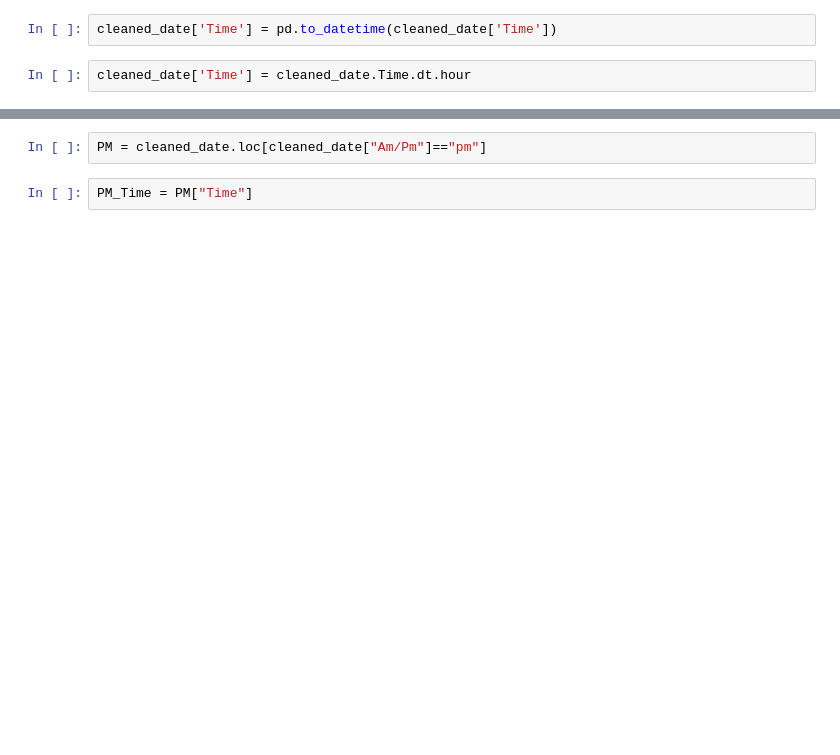
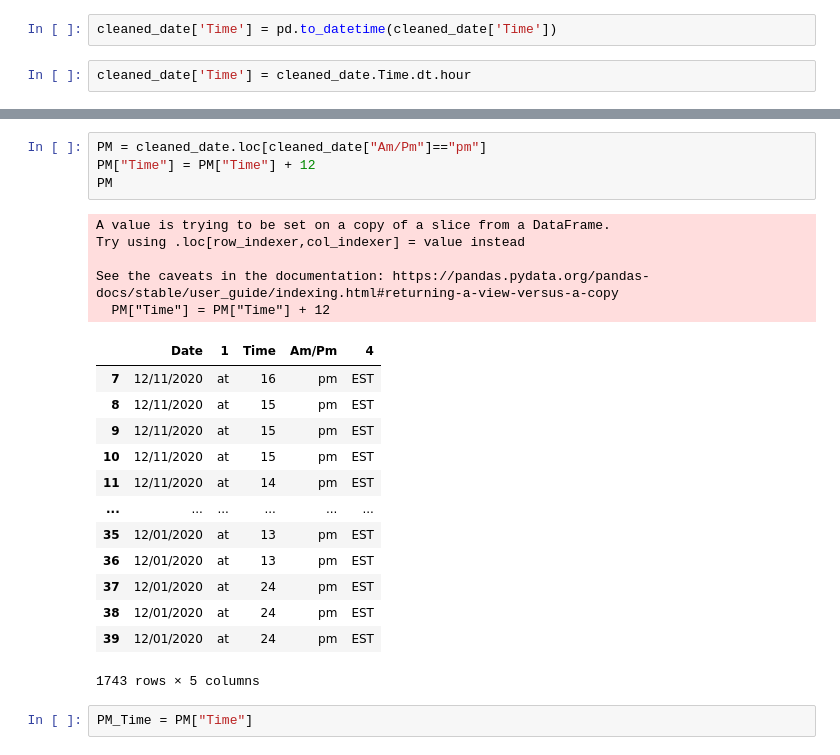
Before and after one commit to madelinesachtler/final-project, a Jupyter notebook: cleaning.ipynb, the cells around one changed output, grey strips where cells are left out. Drawn from its saved outputs; the diff is of its cells as text; blank space fills up the shorter version.

```diff
--- a/cleaning.ipynb
+++ b/cleaning.ipynb
@@ -162,5 +167,26 @@ AM = cleaned_date.loc[cleaned_date["Am/Pm"]=="am"]
 # %%
 PM = cleaned_date.loc[cleaned_date["Am/Pm"]=="pm"]
+PM["Time"] = PM["Time"] + 12
+PM
+# %% [output]
+A value is trying to be set on a copy of a slice from a DataFrame.
+Try using .loc[row_indexer,col_indexer] = value instead
+
+See the caveats in the documentation: https://pandas.pydata.org/pandas-docs/stable/user_guide/indexing.html#returning-a-view-versus-a-copy
+  PM["Time"] = PM["Time"] + 12
+|  | Date | 1 | Time | Am/Pm | 4 |
+| 7 | 12/11/2020 | at | 16 | pm | EST |
+| 8 | 12/11/2020 | at | 15 | pm | EST |
+| 9 | 12/11/2020 | at | 15 | pm | EST |
+| 10 | 12/11/2020 | at | 15 | pm | EST |
+| 11 | 12/11/2020 | at | 14 | pm | EST |
+| ... | ... | ... | ... | ... | ... |
+| 35 | 12/01/2020 | at | 13 | pm | EST |
+| 36 | 12/01/2020 | at | 13 | pm | EST |
+| 37 | 12/01/2020 | at | 24 | pm | EST |
+| 38 | 12/01/2020 | at | 24 | pm | EST |
+| 39 | 12/01/2020 | at | 24 | pm | EST |
+1743 rows × 5 columns
 # %%
 PM_Time = PM["Time"]
 # %%
```
Also changed, not shown: parts of 8 cells of this notebook.
